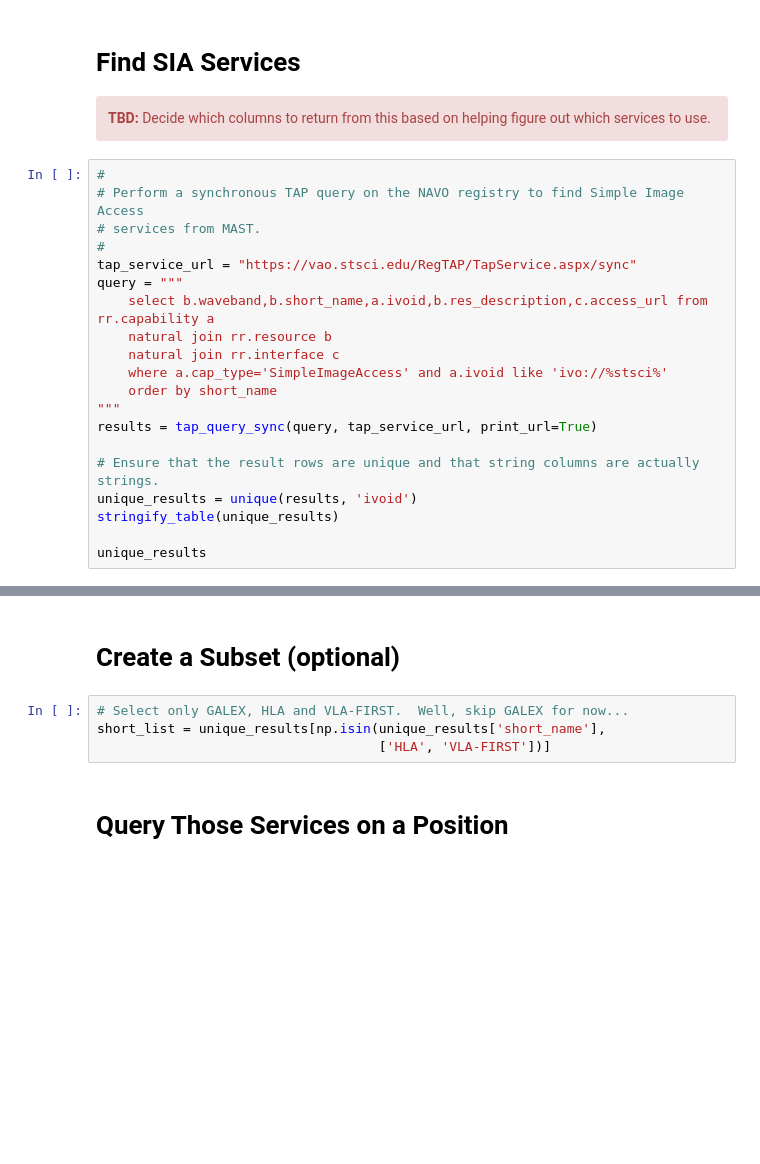
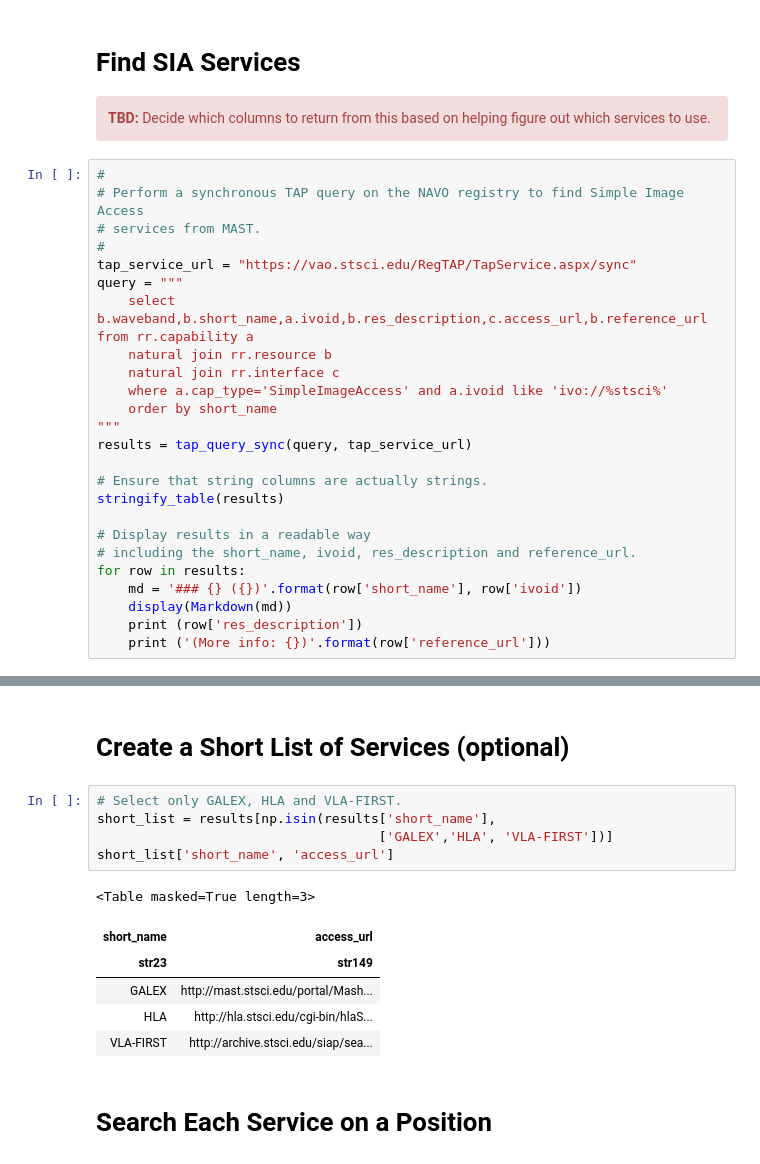
Before and after one commit to vandesai1/navo_workshops, a Jupyter notebook: mast/MAST SIA.ipynb, the cells around one changed output, grey strips where cells are left out. Drawn from its saved outputs; the diff is of its cells as text; blank space fills up the shorter version.

Commit message:
Improved SIA example on multiple MAST resources.  Needs more comments.

```diff
--- a/mast/MAST SIA.ipynb
+++ b/mast/MAST SIA.ipynb
@@ -110,17 +147,22 @@ def stringify_table(t):
 #
 tap_service_url = "https://vao.stsci.edu/RegTAP/TapService.aspx/sync"
 query = """
-    select b.waveband,b.short_name,a.ivoid,b.res_description,c.access_url from rr.capability a
+    select b.waveband,b.short_name,a.ivoid,b.res_description,c.access_url,b.reference_url from rr.capability a
     natural join rr.resource b
     natural join rr.interface c
     where a.cap_type='SimpleImageAccess' and a.ivoid like 'ivo://%stsci%'
     order by short_name
 """
-results = tap_query_sync(query, tap_service_url, print_url=True)
+results = tap_query_sync(query, tap_service_url)
 
-# Ensure that the result rows are unique and that string columns are actually strings.
-unique_results = unique(results, 'ivoid')
-stringify_table(unique_results)
+# Ensure that string columns are actually strings.
+stringify_table(results)
 
-unique_results
+# Display results in a readable way
+# including the short_name, ivoid, res_description and reference_url.
+for row in results:
+    md = '### {} ({})'.format(row['short_name'], row['ivoid'])
+    display(Markdown(md))
+    print (row['res_description'])
+    print ('(More info: {})'.format(row['reference_url']))
 # %% [output]
@@ -147,8 +188,16 @@ Queried: https://vao.stsci.edu/RegTAP/TapService.aspx/sync
 # %% [markdown]
-# Create a Subset (optional)
+# Create a Short List of Services (optional)
 # %%
-# Select only GALEX, HLA and VLA-FIRST.  Well, skip GALEX for now...
-short_list = unique_results[np.isin(unique_results['short_name'],
-                                    ['HLA', 'VLA-FIRST'])]
+# Select only GALEX, HLA and VLA-FIRST.
+short_list = results[np.isin(results['short_name'],
+                                    ['GALEX','HLA', 'VLA-FIRST'])]
+short_list['short_name', 'access_url']
+# %% [output]
+<Table masked=True length=3>
+| short_name | access_url |
+| str23 | str149 |
+| GALEX | http://mast.stsci.edu/portal/Mash... |
+| HLA | http://hla.stsci.edu/cgi-bin/hlaS... |
+| VLA-FIRST | http://archive.stsci.edu/siap/sea... |
 # %% [markdown]
-# Query Those Services on a Position
+# Search Each Service on a Position
```
Also changed, not shown: parts of 12 cells of this notebook.
